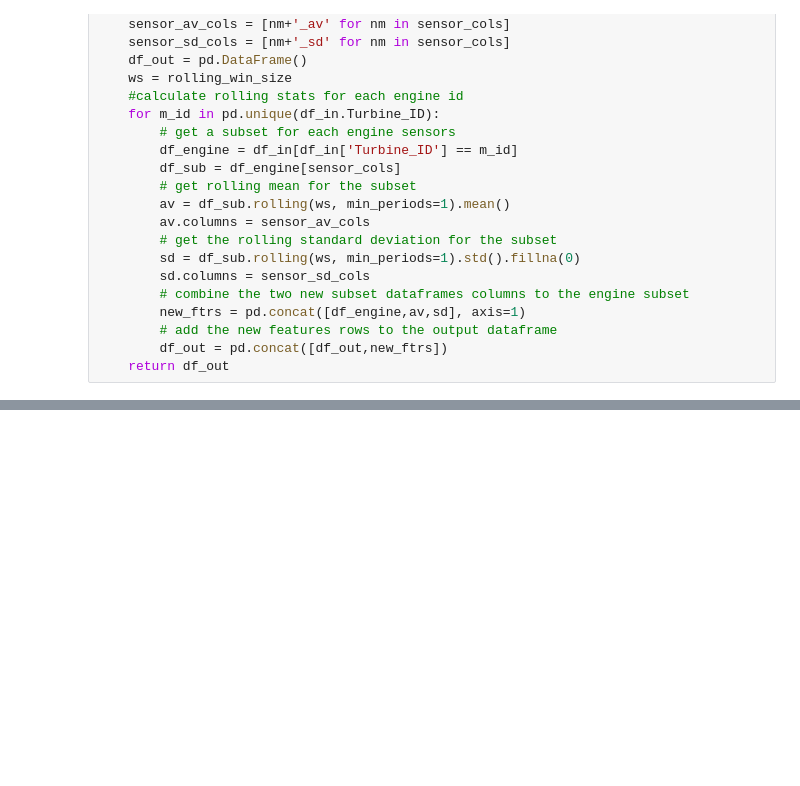
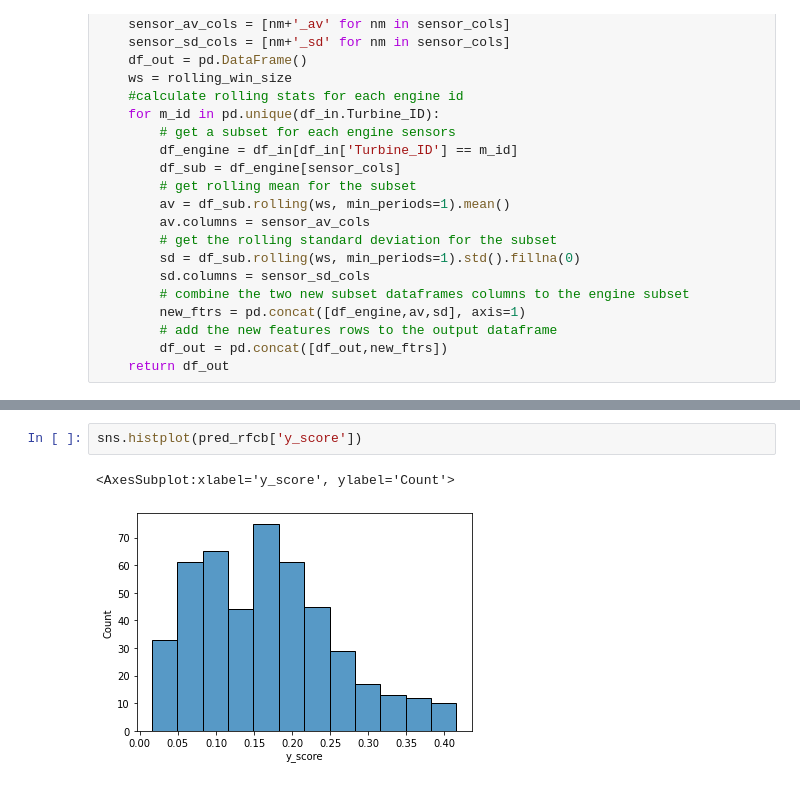
Before and after one commit to RicardoJPedro82/wmillfailprev, a Jupyter notebook: notebooks/models.ipynb, the cells around one changed output, grey strips where cells are left out. Drawn from its saved outputs; the diff is of its cells as text; blank space fills up the shorter version.

```diff
--- a/notebooks/models.ipynb
+++ b/notebooks/models.ipynb
@@ -147,0 +542,5 @@ X_train, X_test = scale(temp_train, temp_test)
+# %%
+sns.histplot(pred_rfcb['y_score'])
+# %% [output]
+<AxesSubplot:xlabel='y_score', ylabel='Count'>
+[figure, added]
```
Also changed, not shown: parts of 26 cells of this notebook, 1 other file.
